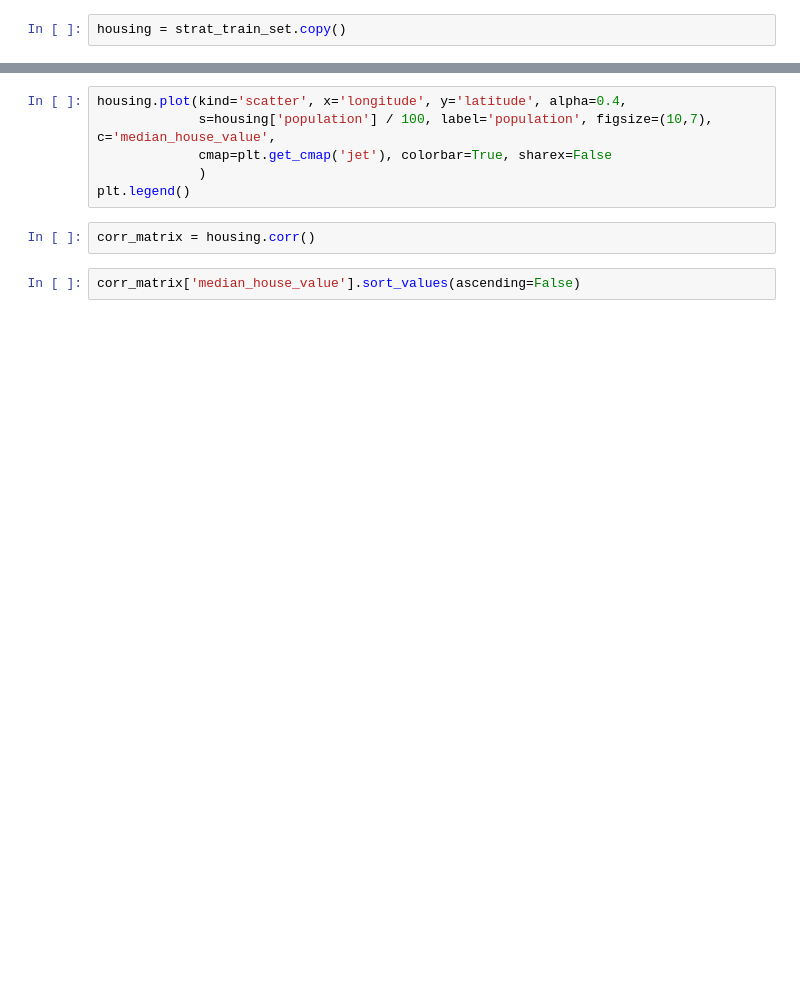
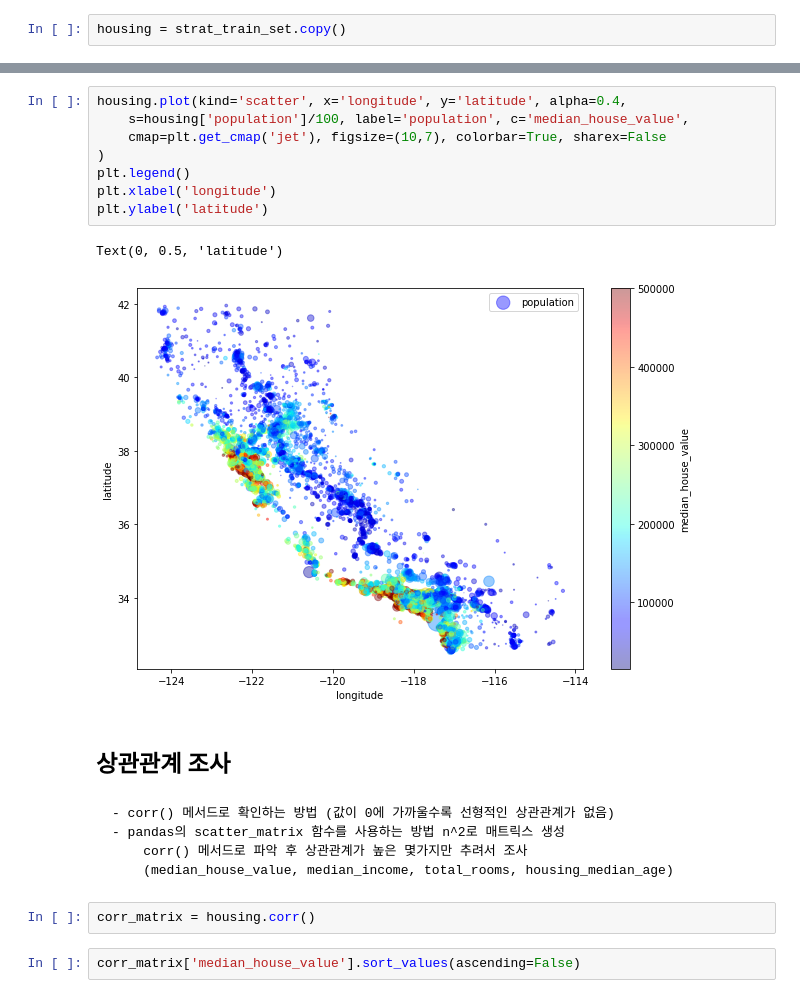
Before and after one commit to Tae-Hyun-Lim/handson-ml, a Jupyter notebook: Chapter-2/housing.ipynb, the cells around one changed output, grey strips where cells are left out. Cells and saved outputs as stored; diff of their text form; blank space fills up the shorter version.

```diff
--- a/Chapter-2/housing.ipynb
+++ b/Chapter-2/housing.ipynb
@@ -77,9 +246,21 @@ housing.plot(kind='scatter', x='longitude', y='latitude', alpha=0.1)
 # %%
 housing.plot(kind='scatter', x='longitude', y='latitude', alpha=0.4,
-             s=housing['population'] / 100, label='population', figsize=(10,7), c='median_house_value',
-             cmap=plt.get_cmap('jet'), colorbar=True, sharex=False
-             )
+    s=housing['population']/100, label='population', c='median_house_value',
+    cmap=plt.get_cmap('jet'), figsize=(10,7), colorbar=True, sharex=False
+)
 plt.legend()
+plt.xlabel('longitude')
+plt.ylabel('latitude')
+# %% [output]
+Text(0, 0.5, 'latitude')
+[figure, added]
+# %% [markdown]
+## 상관관계 조사
+# %% [markdown]
+    - corr() 메서드로 확인하는 방법 (값이 0에 가까울수록 선형적인 상관관계가 없음)
+    - pandas의 scatter_matrix 함수를 사용하는 방법 n^2로 매트릭스 생성
+        corr() 메서드로 파악 후 상관관계가 높은 몇가지만 추려서 조사
+        (median_house_value, median_income, total_rooms, housing_median_age)
 # %%
 corr_matrix = housing.corr()
 # %%
```
Also changed, not shown: parts of 90 cells of this notebook, 2 other files.
